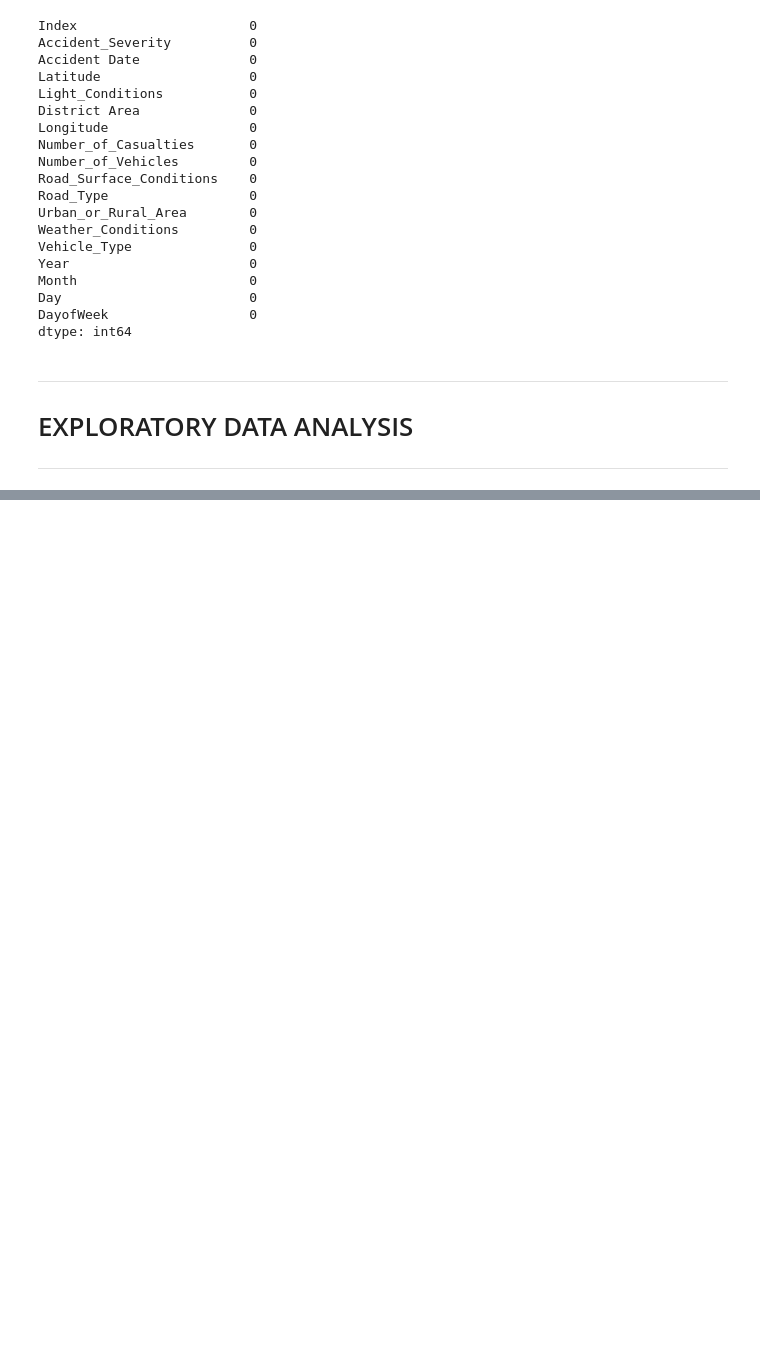
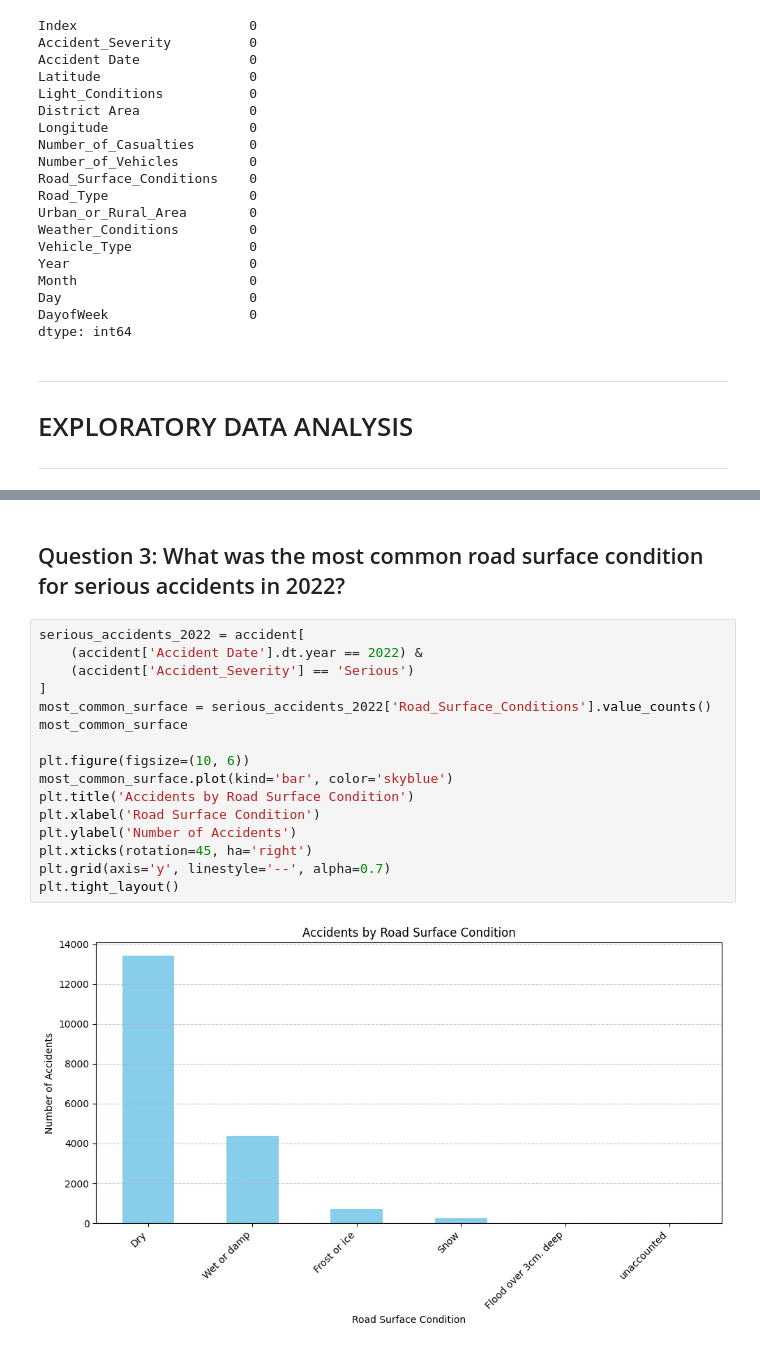
Before and after one commit to louwiee-GIT/ELEC303_LUSANTA_3B, a Jupyter notebook: ACTIVITY 2/Acttivity2(1).ipynb, the cells around one changed output, grey strips where cells are left out. Saved outputs shown, nothing was run; the diff lists cells and outputs as text; blank space fills up the shorter version.

```diff
--- a/ACTIVITY 2/Acttivity2(1).ipynb
+++ b/ACTIVITY 2/Acttivity2(1).ipynb
@@ -629,0 +553,20 @@ serious_weather_count
+# %% [markdown]
+<h2>Question 3: What was the most common road surface condition for serious accidents in 2022?</h2>
+# %%
+serious_accidents_2022 = accident[
+    (accident['Accident Date'].dt.year == 2022) &
+    (accident['Accident_Severity'] == 'Serious')
+]
+most_common_surface = serious_accidents_2022['Road_Surface_Conditions'].value_counts()
+most_common_surface
+
+plt.figure(figsize=(10, 6))
+most_common_surface.plot(kind='bar', color='skyblue')
+plt.title('Accidents by Road Surface Condition')
+plt.xlabel('Road Surface Condition')
+plt.ylabel('Number of Accidents')
+plt.xticks(rotation=45, ha='right')
+plt.grid(axis='y', linestyle='--', alpha=0.7)
+plt.tight_layout()
+# %% [output]
+[figure, added]
```
Also changed, not shown: parts of 100 cells of this notebook.
